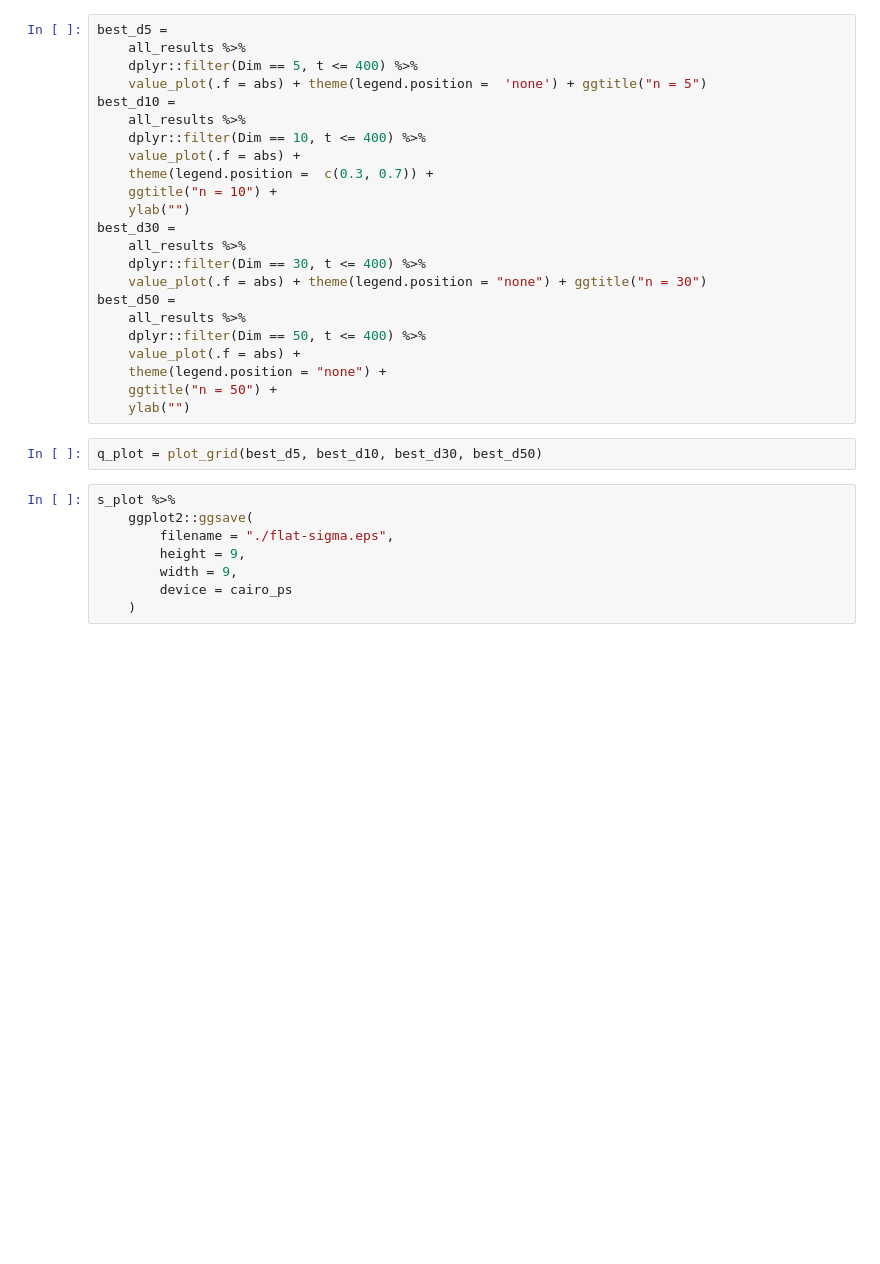
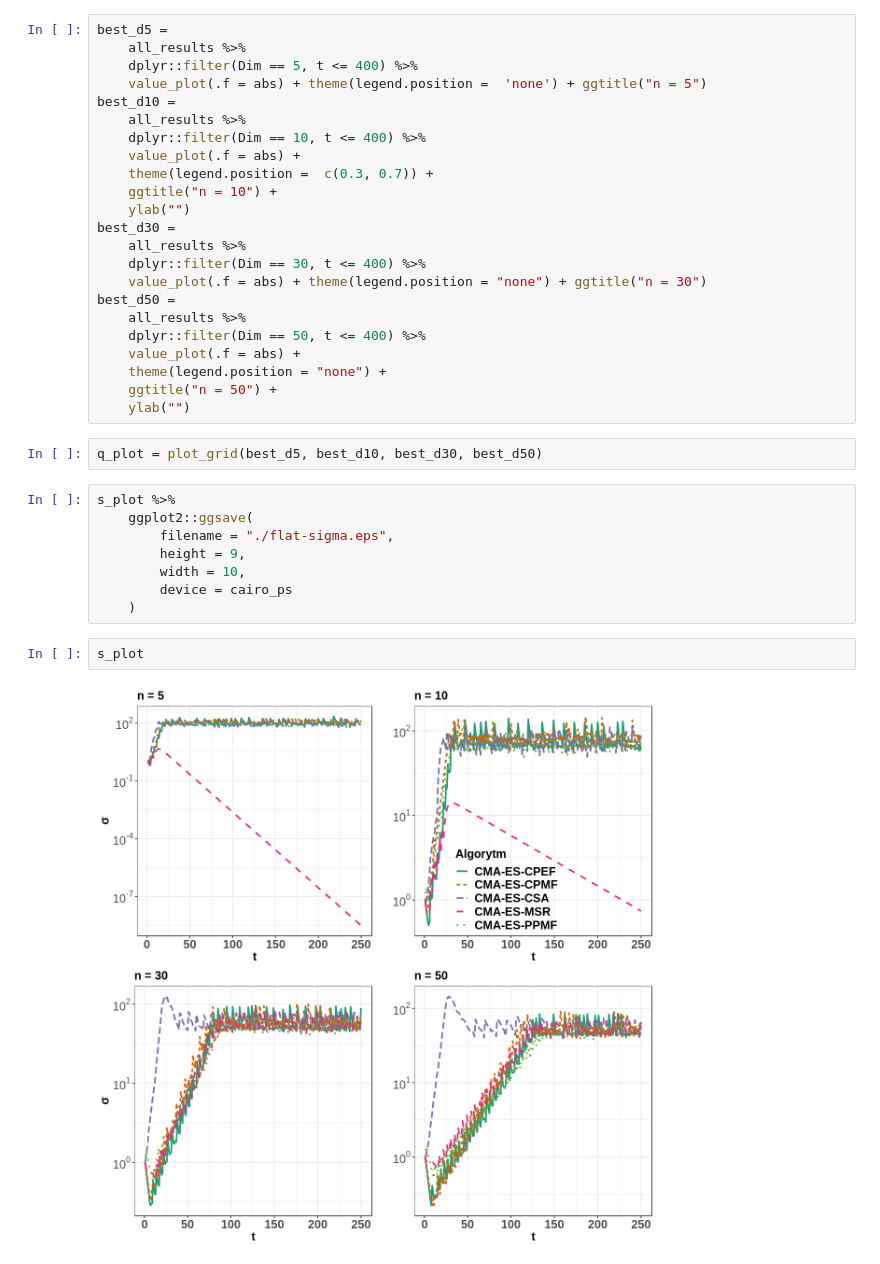
Before and after one commit to warbarbye/MSc-thesis, a Jupyter notebook: notes/Flat-fitness.ipynb, the cells around one changed output. Cells and saved outputs as stored; diff of their text form; blank space fills up the shorter version.

Commit message:
Add plots flat

```diff
--- a/notes/Flat-fitness.ipynb
+++ b/notes/Flat-fitness.ipynb
@@ -156,6 +138,10 @@ s_plot %>%
     ggplot2::ggsave(
         filename = "./flat-sigma.eps",
         height = 9,
-        width = 9,
+        width = 10,
         device = cairo_ps
     )
+# %%
+s_plot
+# %% [output]
+[figure, added]
```
Also changed, not shown: parts of 1 cell of this notebook, 1 other file.
